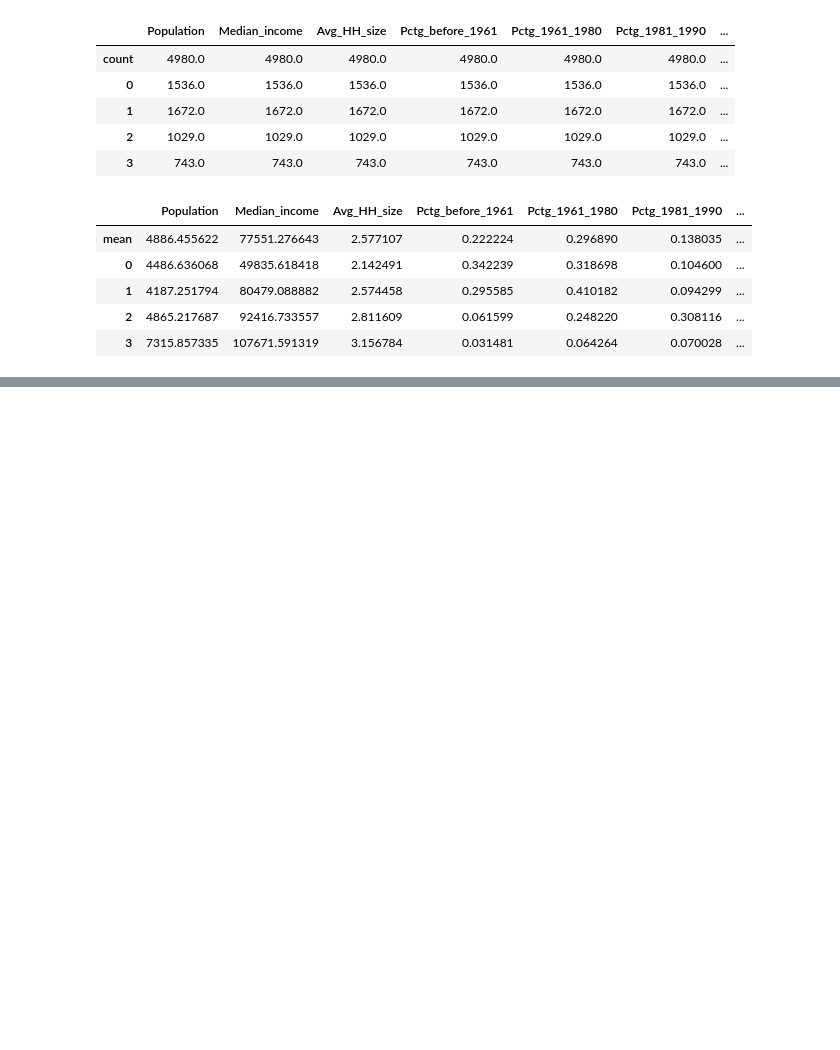
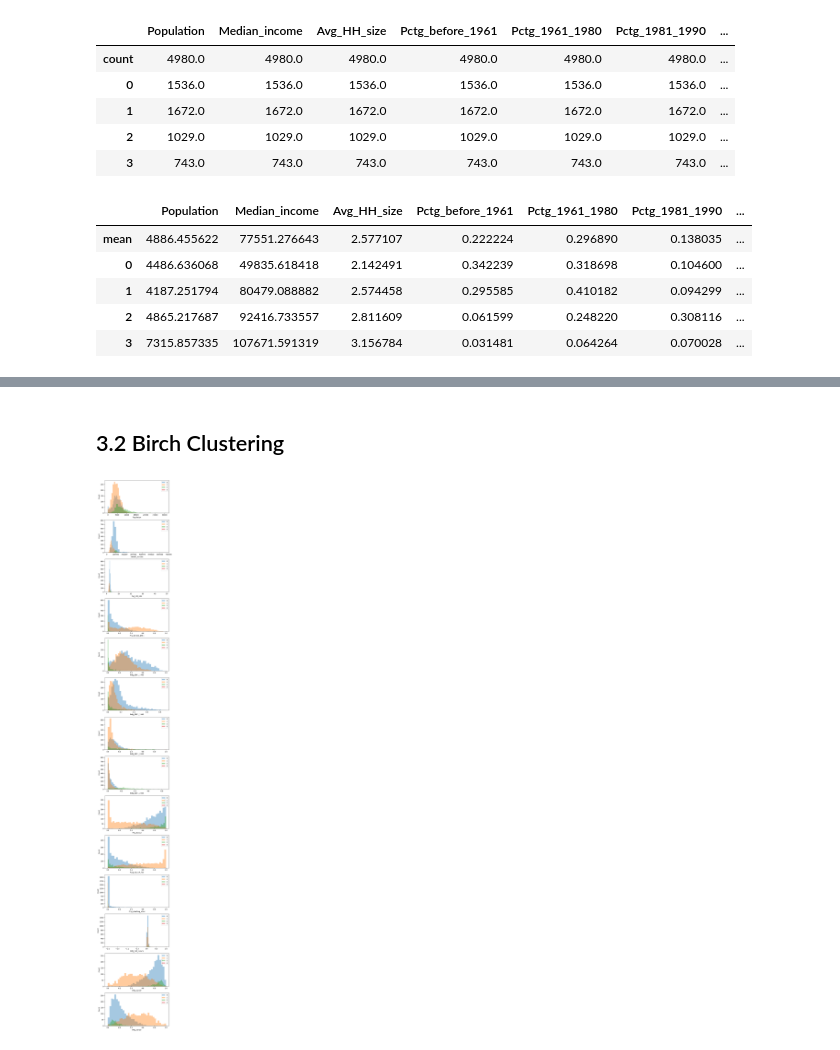
Before and after one commit to MiracleSkyHawk/RSM8413_FGA, a Jupyter notebook: RSM8413_FGA.ipynb, the cells around one changed output, grey strips where cells are left out. Cells and saved outputs as stored; diff of their text form; code cells hidden in the pictures; blank space fills up the shorter version.

```diff
--- a/RSM8413_FGA.ipynb
+++ b/RSM8413_FGA.ipynb
@@ -467,11 +474,11 @@ count_summary
 | 3 | 743.0 | 743.0 | 743.0 | 743.0 | 743.0 | 743.0 | ... |
 # %%
 # mean summary
-mean_summary = df.describe().loc[['mean']]
+mean_summary = df_K.describe().loc[['mean']]
 
 for n in range(0,4):
     index = pd.Index([n])
-    temp = df[df['Cluster']==n].describe().loc[['mean']].set_index(index)
+    temp = df_K[df_K['Cluster']==n].describe().loc[['mean']].set_index(index)
     mean_summary = pd.concat([mean_summary, temp])
 
 mean_summary
@@ -507,0 +515,30 @@ fig.show()
+# %% [markdown]
+## 3.2 Birch Clustering
+# %%
+df_birch = df.copy(deep=True)
+# %%
+np.random.seed(seed)
+brc = Birch(n_clusters=4)
+brc_labels = brc.fit_predict(scaled_df)
+
+df_birch['Cluster'] = brc_labels
+# %%
+# plot value counts of each numerical column
+bins = 35
+col_list = list(df_birch.columns)
+plt.style.use('default')
+
+fig, axs = plt.subplots(len(col_list)-1, figsize=(7, 60))
+# plt.subplots_adjust(hspace=1)
+for col in col_list:
+    if col != "Cluster":
+        for n in range(0,4):
+            axs[col_list.index(col)].hist(df_birch[df_birch['Cluster']==n][col], bins=bins, alpha=0.4,
+                                          label=n, density=False)
+        axs[col_list.index(col)].legend(loc="upper right")
+        axs[col_list.index(col)].set_xlabel(col)
+        axs[col_list.index(col)].set_ylabel('Count')
+
+fig.show()
+# %% [output]
+[figure, added]
```
Also changed, not shown: parts of 15 cells of this notebook.
